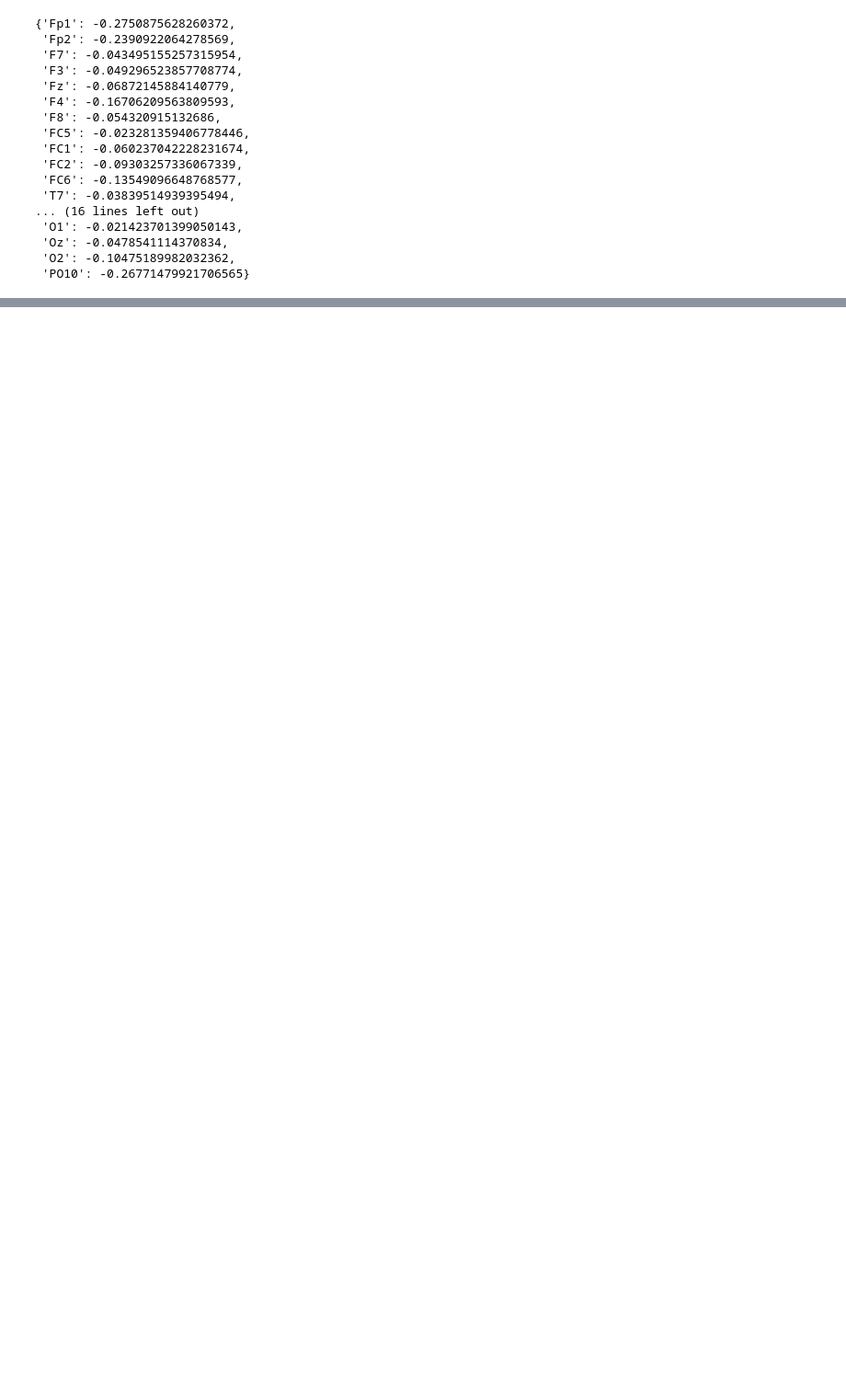
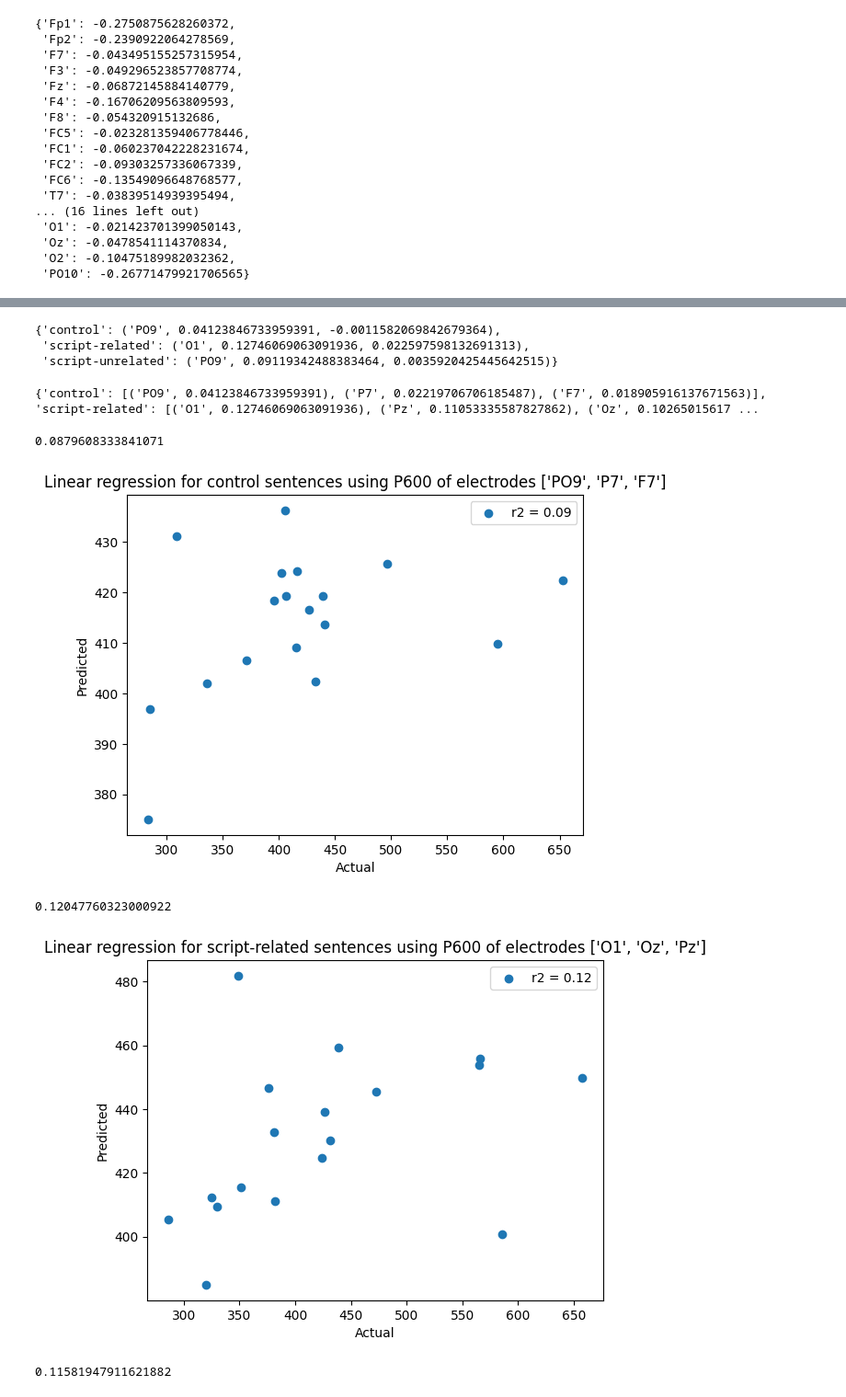
Before and after one commit to cristianionescu7/ERP_group3, a Jupyter notebook: main.ipynb, the cells around one changed output, grey strips where cells are left out. Shown: that part at 92% size. Cells and saved outputs as stored; diff of their text form; code cells hidden in the pictures; blank space fills up the shorter version.

```diff
--- a/main.ipynb
+++ b/main.ipynb
@@ -581,0 +687,76 @@ p600
+# %%
+#extracting the highest performing electrode for each condition
+statistics = {'control':tuple, 'script-related': tuple, "script-unrelated": tuple}
+avg = 0
+aux = 0
+highest = -100
+for condition in ['control', 'script-related', 'script-unrelated']:
+    for el in model_test[condition]:
+        aux += model_test[condition][el]
+        if model_test[condition][el] > highest:
+            highest = model_test[condition][el]
+            highest_el = el
+    avg = aux/32
+    statistics[condition] = (highest_el, highest, avg)
+    avg = 0
+    aux = 0
+    highest = -100
+statistics
+# %% [output]
+{'control': ('PO9', 0.04123846733959391, -0.0011582069842679364),
+ 'script-related': ('O1', 0.12746069063091936, 0.022597598132691313),
+ 'script-unrelated': ('PO9', 0.09119342488383464, 0.0035920425445642515)}
+# %%
+model_test1 = dict()
+for item in model_test:
+    model_test1[item] = sorted(model_test[item].items(), key=lambda x:x[1], reverse = True)[:3]
+print(model_test1)
+relevant_els = {'control': ['PO9', 'P7', 'F7'], 'script-related': ['O1', 'Oz', 'Pz'], "script-unrelated": ['PO9', 'T7', 'Oz']}
+# %% [output]
+{'control': [('PO9', 0.04123846733959391), ('P7', 0.02219706706185487), ('F7', 0.018905916137671563)], 'script-related': [('O1', 0.12746069063091936), ('Pz', 0.11053335587827862), ('Oz', 0.10265015617 ...
+# %%
+#multivariate linear regression for each condition using only P600(3indep variables one dep)
+X = []
+y = []
+Xaux = []
+for condition in ['control', 'script-related', 'script-unrelated']:
+    X=[]
+    y = []
+    for i,subject in zip(range(0, len(ERPS)), ERPS):
+        if subject[1] == condition:
+            for el in relevant_els[condition]:
+                #only P600
+                aux = (ERPS[subject][1][el])
+                Xaux.append(aux)
+            #X.append([(ERPS[subject][0]['T8'], ERPS[subject][1]['T8']), (ERPS[subject][0]['P7'], ERPS[subject][1]['P7']), (ERPS[subject][0]['PO9'], ERPS[subject][1]['PO9'])])
+            X.append(Xaux)
+            y.append(spr_avgs[i][0])
+            Xaux = []
+
+    X = np.array(X)
+    y = np.array(y)
+    X_train, X_test, y_train, y_test = train_test_split(X, y, test_size=0.2, random_state=42)
+    #nsamples, nx, ny = X_train.shape
+    #X_train = X_train.reshape((nsamples,nx*ny))
+    #nsamples, nx, ny = X_test.shape
+    #X_test = X_test.reshape((nsamples,nx*ny))
+    model = LinearRegression()
+    model.fit(X_train, y_train)
+    y_pred = model.predict(X_test)
+
+    r2 = r2_score(y_test, y_pred)
+    print(r2)
+    #plot linear regression
+    plt.scatter(y_test, y_pred)
+    plt.xlabel('Actual')
+    plt.ylabel('Predicted')
+    plt.title('Actual vs Predicted')
+    plt.title('Linear regression for ' + condition + ' sentences using P600 of electrodes ' + str(relevant_els[condition]))
+    plt.legend(['r2 = ' + str(r2.round(2))])
+    plt.show()
+# %% [output]
+0.0879608333841071
+[figure, added]
+0.12047760323000922
+[figure, added]
+0.11581947911621882
```
Also changed, not shown: parts of 20 cells of this notebook, 13 other files.
